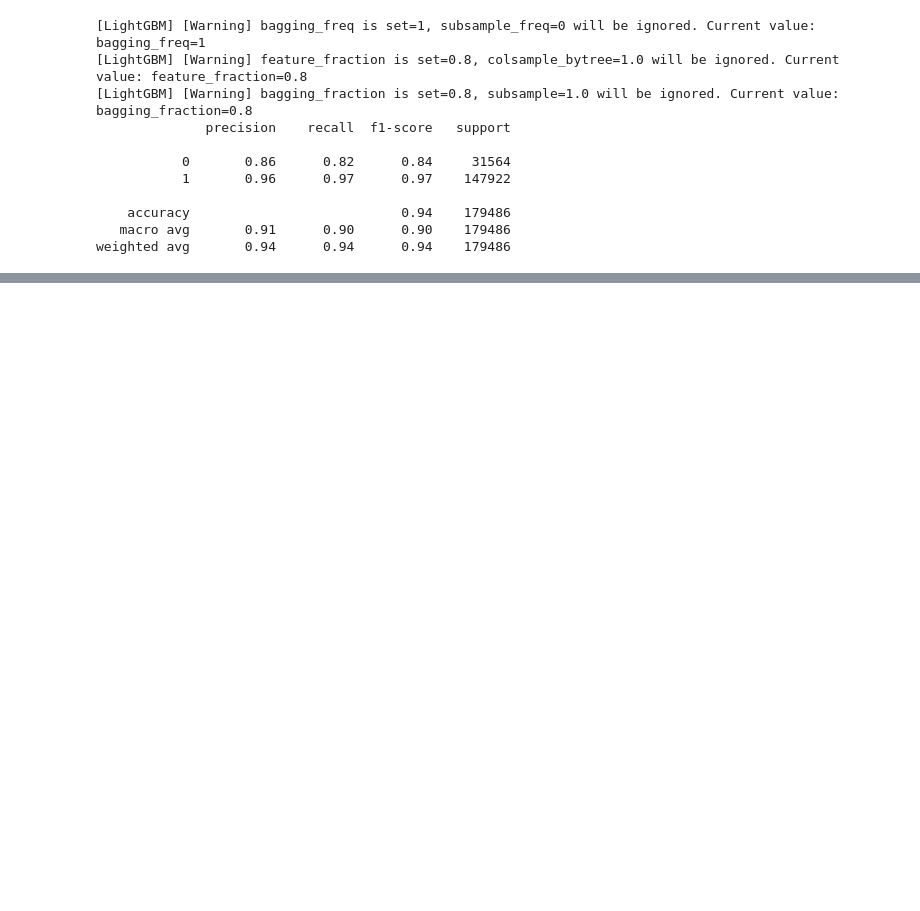
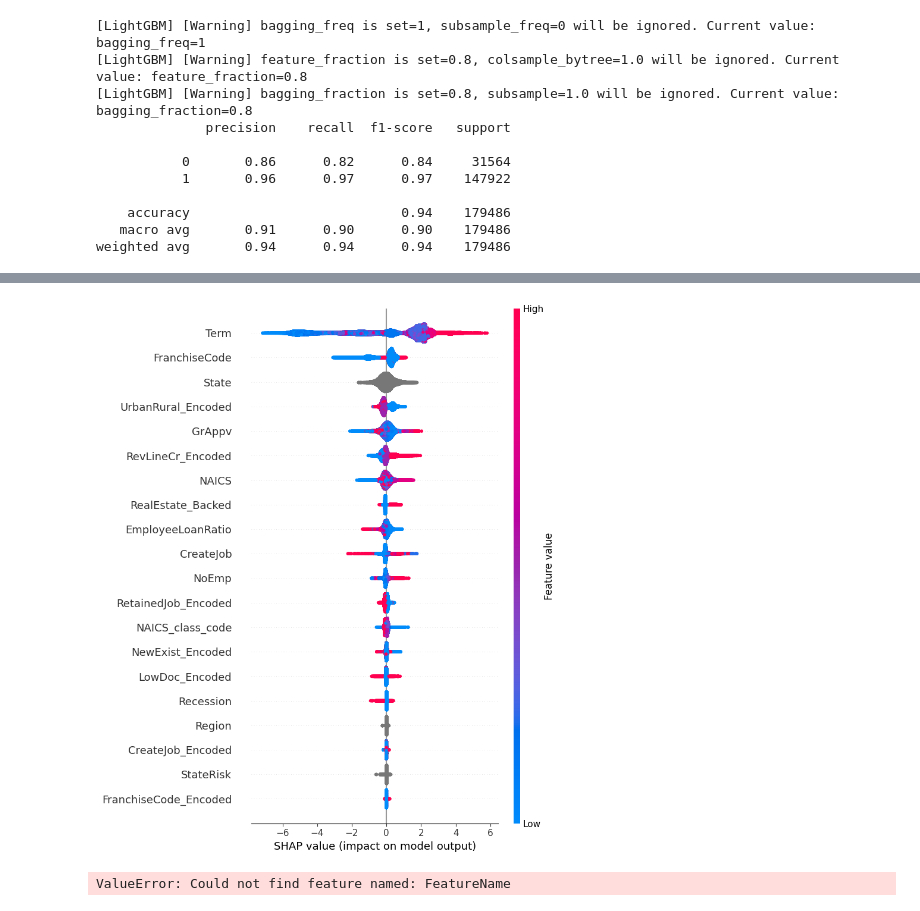
Before and after one commit to MichAdebayo/brief-loan-prediction, a Jupyter notebook: lightgbm_model.ipynb, the cells around one changed output, grey strips where cells are left out. Cells and saved outputs as stored; diff of their text form; code cells hidden in the pictures; blank space fills up the shorter version.

```diff
--- a/lightgbm_model.ipynb
+++ b/lightgbm_model.ipynb
@@ -175,0 +170,16 @@ ROC-AUC: 0.976055437801679
+# %%
+import shap
+
+
+explainer = shap.TreeExplainer(lgb_model, feature_perturbation="tree_path_dependent")
+shap_values = explainer(X_test)
+
+# Summary Plot (Global feature importance)
+shap.summary_plot(shap_values, X_test)
+
+# Force Plot (Explains individual predictions)
+shap.initjs()
+shap.force_plot(explainer.expected_value, shap_values.values[0, :], X_test.iloc[0, :])
+# %% [output]
+[figure, added]
+ValueError: Could not find feature named: FeatureName
```
Also changed, not shown: parts of 4 cells of this notebook, 31 other files.
